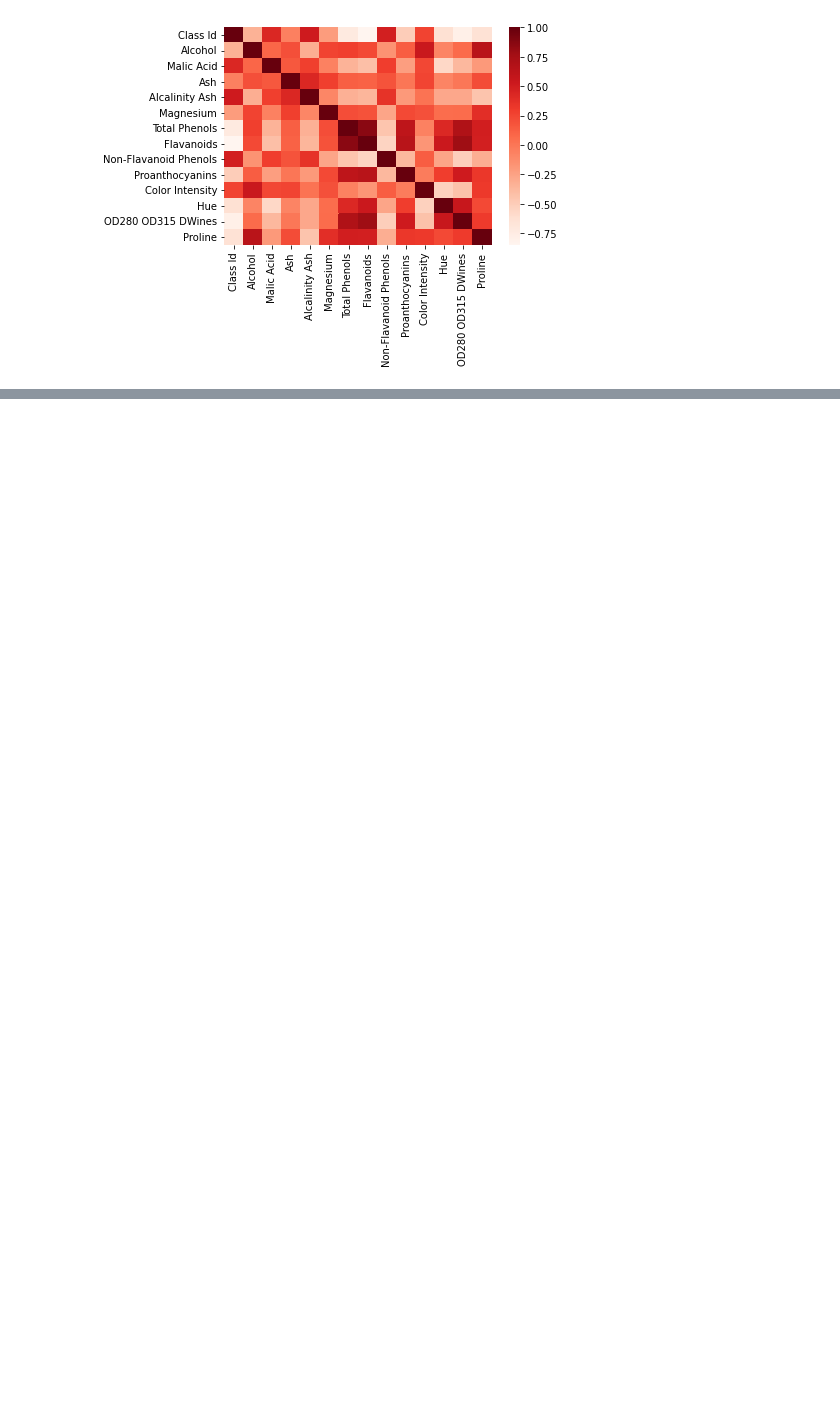
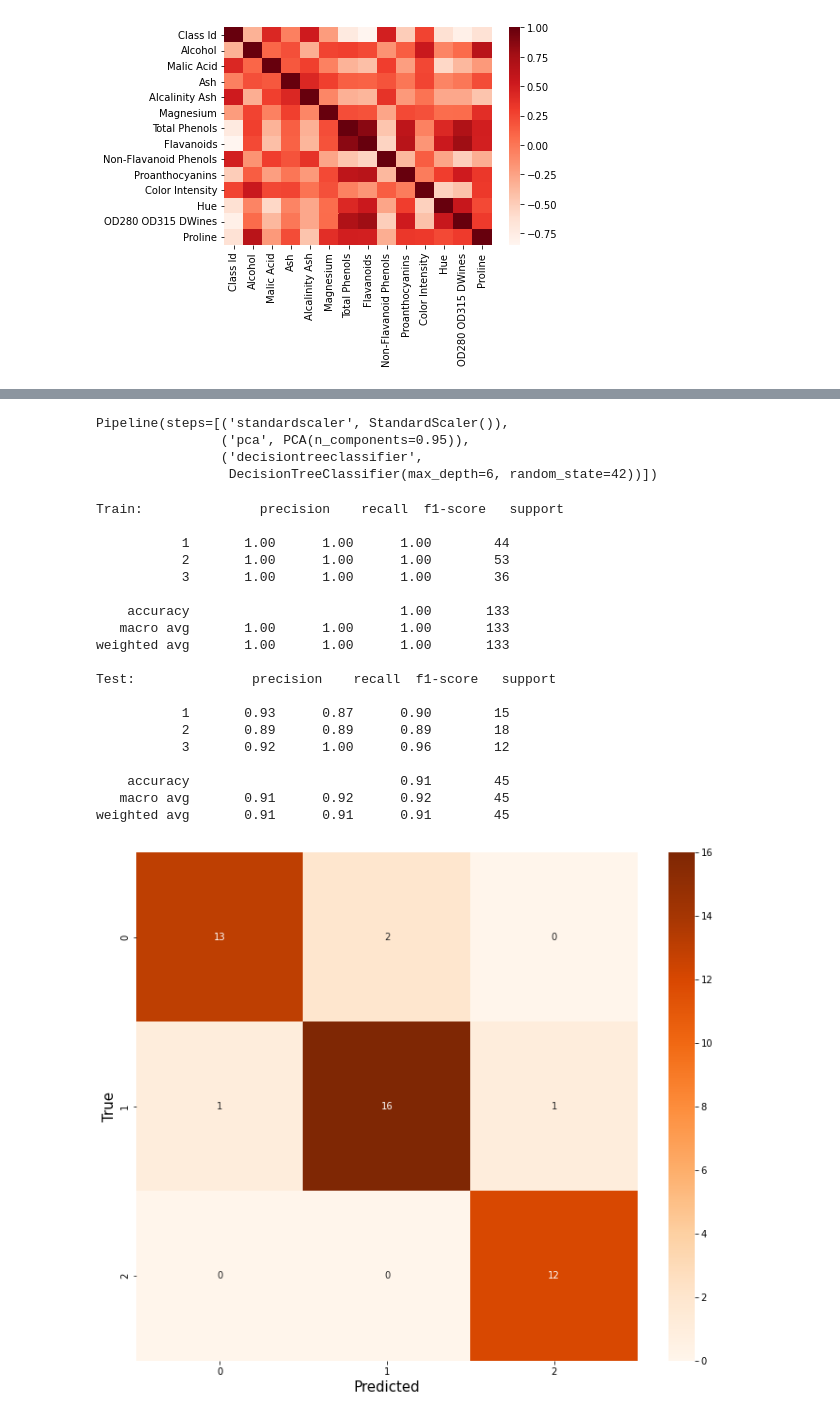
Before and after one commit to Sabrinapearlpervez/Wine-Class-Id-Predictions, a Jupyter notebook: Wine_Class_Id_Predictions.ipynb, the cells around one changed output, grey strips where cells are left out. Saved outputs shown, nothing was run; the diff lists cells and outputs as text; code cells hidden in the pictures; blank space fills up the shorter version.

```diff
--- a/Wine_Class_Id_Predictions.ipynb
+++ b/Wine_Class_Id_Predictions.ipynb
@@ -261,0 +290,2 @@ plt.xlabel('Data Points', fontsize=15);
+# %%
+dec_tree_pipe2.fit(X_train, y_train)
@@ -261,0 +334,47 @@ plt.xlabel('Data Points', fontsize=15);
+# %%
+pca = PCA(n_components = .95)
+pca_preprocessor = make_pipeline(scaler, pca, dec2)
+#preprocesser with pca on dec tree model 2
+# %%
+pca_preprocessor.fit(X_train, y_train)
+# %% [output]
+Pipeline(steps=[('standardscaler', StandardScaler()),
+                ('pca', PCA(n_components=0.95)),
+                ('decisiontreeclassifier',
+                 DecisionTreeClassifier(max_depth=6, random_state=42))])
+# %%
+def eval_classification(model, X_train, X_test, y_train, y_test):
+  print('Train:', classification_report(y_train, model.predict(X_train)))
+  print('Test:', classification_report(y_test, model.predict(X_test)))
+
+  CM = confusion_matrix(y_test, model.predict(X_test))
+
+  plt.figure(figsize=(12, 10))
+  heatmap(CM, annot=True, cmap='Oranges')
+  plt.xlabel('Predicted', fontsize=15)
+  plt.ylabel('True', fontsize=15)
+  plt.show()
+  #classification report for dec tree model 2 with pca
+# %%
+eval_classification(pca_preprocessor, X_train, X_test, y_train, y_test)
+# %% [output]
+Train:               precision    recall  f1-score   support
+
+           1       1.00      1.00      1.00        44
+           2       1.00      1.00      1.00        53
+           3       1.00      1.00      1.00        36
+
+    accuracy                           1.00       133
+   macro avg       1.00      1.00      1.00       133
+weighted avg       1.00      1.00      1.00       133
+
+Test:               precision    recall  f1-score   support
+
+           1       0.93      0.87      0.90        15
+           2       0.89      0.89      0.89        18
+           3       0.92      1.00      0.96        12
+
+    accuracy                           0.91        45
+   macro avg       0.91      0.92      0.92        45
+weighted avg       0.91      0.91      0.91        45
+[figure, added]
```
Also changed, not shown: parts of 56 cells of this notebook.
